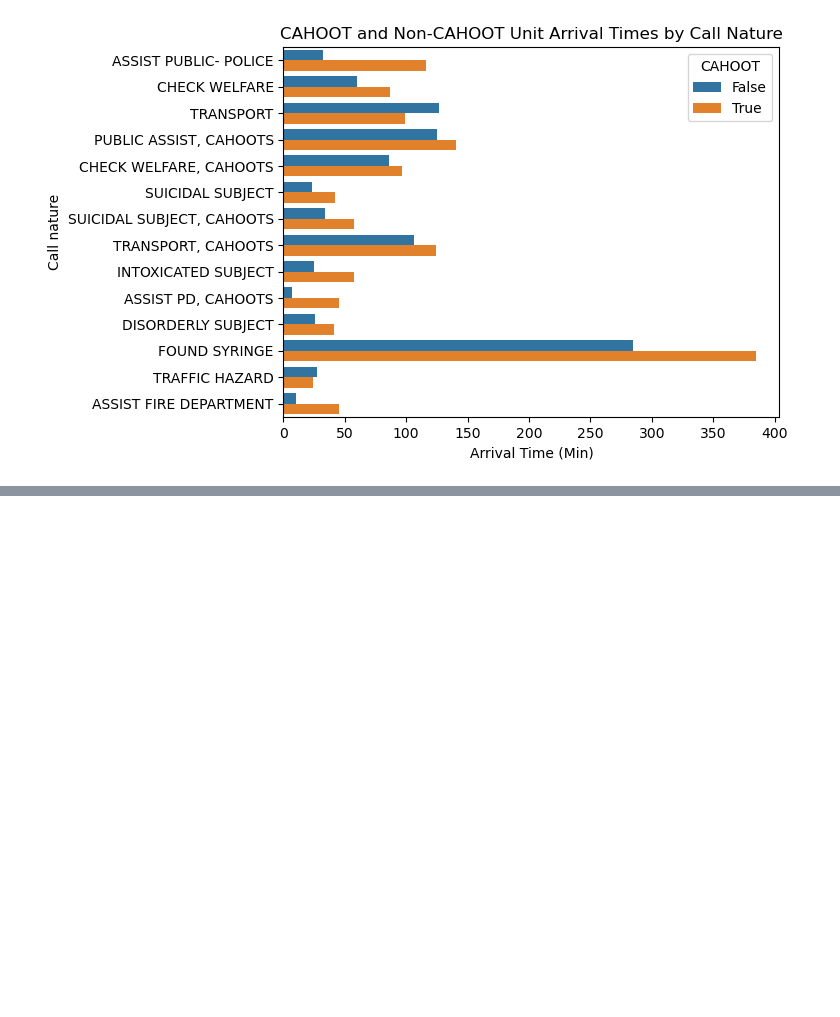
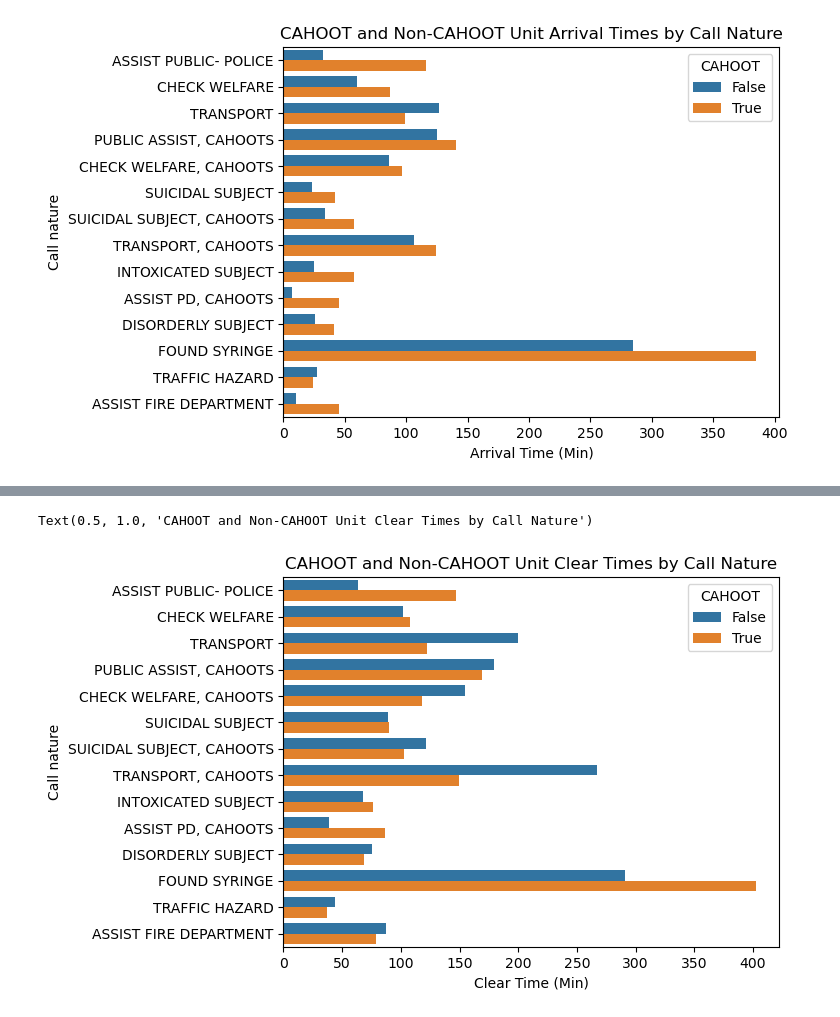
Before and after one commit to Lwarrine/CAHOOTS-Call-Data-Analysis, a Jupyter notebook: Clean.ipynb, the cells around one changed output, grey strips where cells are left out. Cells and saved outputs as stored; diff of their text form; code cells hidden in the pictures; blank space fills up the shorter version.

```diff
--- a/Clean.ipynb
+++ b/Clean.ipynb
@@ -495,0 +414,13 @@ call_data[["yr","calltime","nature","dispatch_time","arrival_time","clear_time",
+# %%
+nat_order = ['ASSIST PUBLIC- POLICE', 'CHECK WELFARE', 'TRANSPORT',
+       'PUBLIC ASSIST, CAHOOTS', 'CHECK WELFARE, CAHOOTS', 'SUICIDAL SUBJECT',
+       'SUICIDAL SUBJECT, CAHOOTS', 'TRANSPORT, CAHOOTS',
+       'INTOXICATED SUBJECT', 'ASSIST PD, CAHOOTS', 'DISORDERLY SUBJECT',
+       'FOUND SYRINGE', 'TRAFFIC HAZARD', 'ASSIST FIRE DEPARTMENT']
+sns.barplot(nats, y = "nature", x = "clear_time", hue = "CAHOOT", order = nat_order, errorbar = None)
+plt.ylabel("Call nature")
+plt.xlabel("Clear Time (Min)")
+plt.title("CAHOOT and Non-CAHOOT Unit Clear Times by Call Nature")
+# %% [output]
+Text(0.5, 1.0, 'CAHOOT and Non-CAHOOT Unit Clear Times by Call Nature')
+[figure, added]
```
Also changed, not shown: parts of 71 cells of this notebook.
